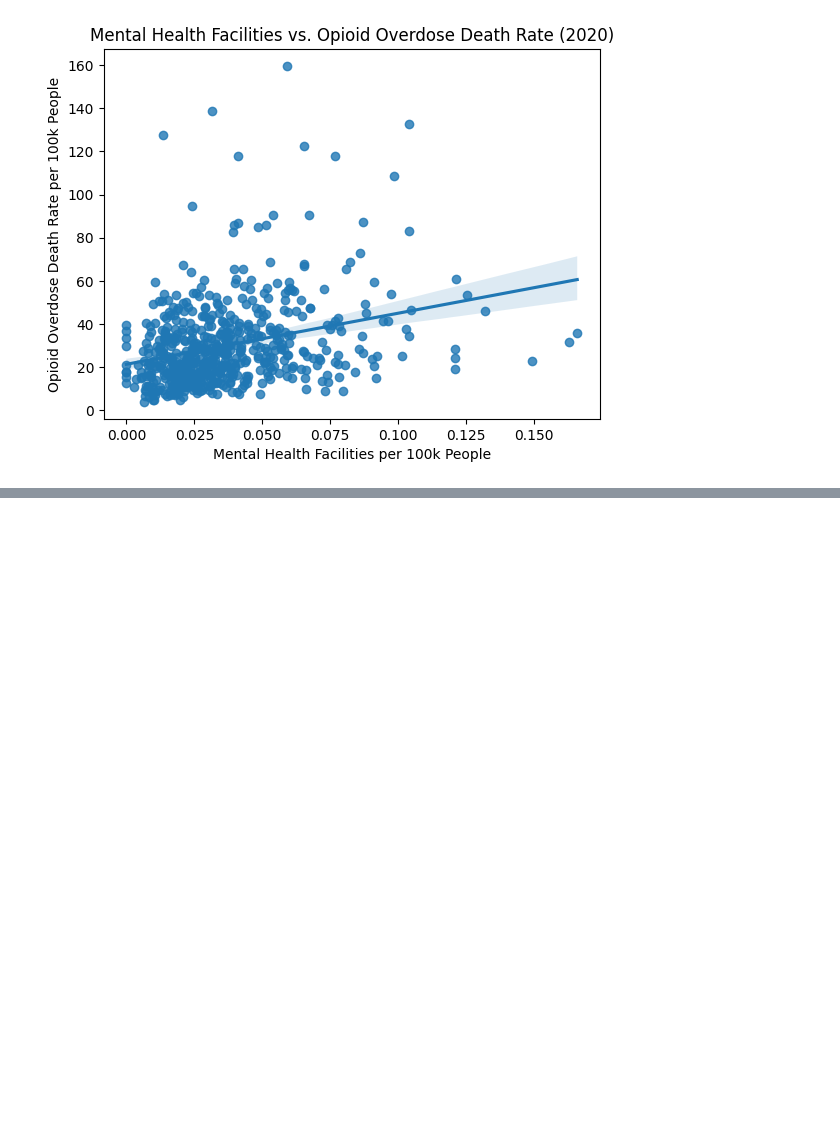
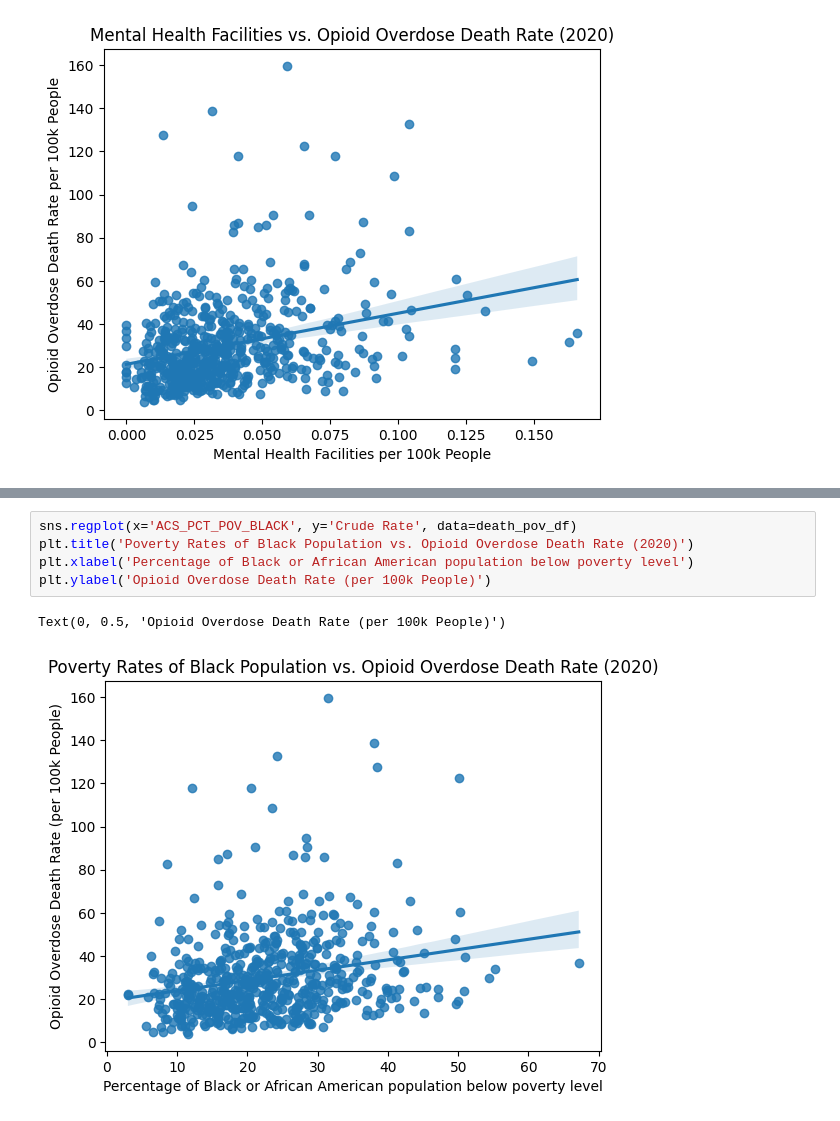
Before and after one commit to Ludougan123234/624-project, a Jupyter notebook: state_level_analysis.ipynb, the cells around one changed output, grey strips where cells are left out. Saved outputs shown, nothing was run; the diff lists cells and outputs as text; blank space fills up the shorter version.

Commit message:
poverty

```diff
--- a/state_level_analysis.ipynb
+++ b/state_level_analysis.ipynb
@@ -219,0 +207,8 @@ death_blackpov_df.sample(5)
+# %%
+sns.regplot(x='ACS_PCT_POV_BLACK', y='Crude Rate', data=death_pov_df)
+plt.title('Poverty Rates of Black Population vs. Opioid Overdose Death Rate (2020)')
+plt.xlabel('Percentage of Black or African American population below poverty level')
+plt.ylabel('Opioid Overdose Death Rate (per 100k People)')
+# %% [output]
+Text(0, 0.5, 'Opioid Overdose Death Rate (per 100k People)')
+[figure, added]
```
Also changed, not shown: parts of 6 cells of this notebook.
